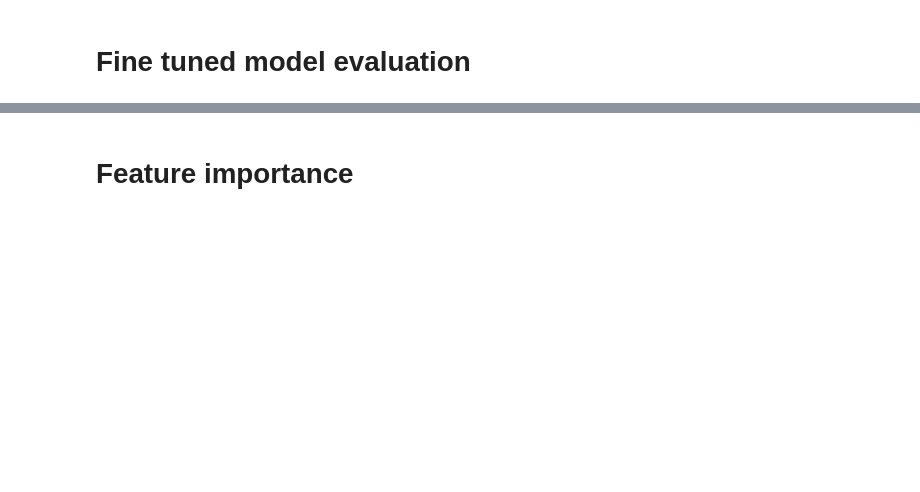
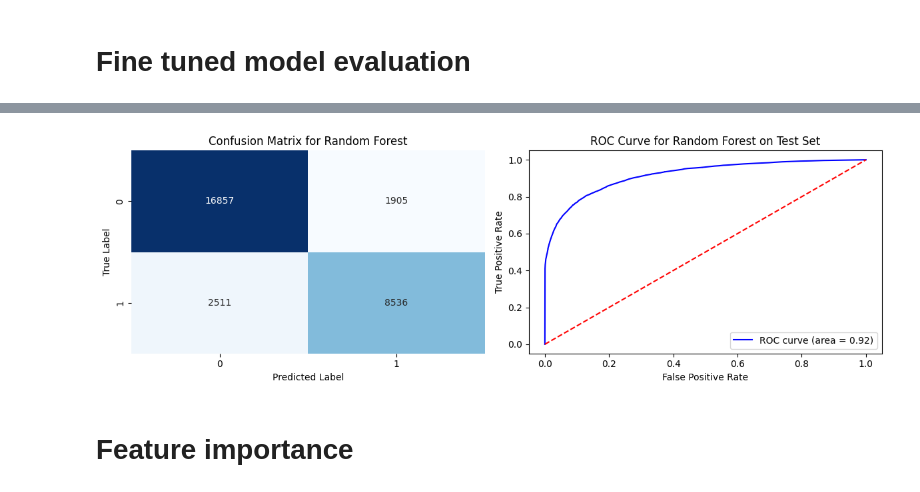
Before and after one commit to NamaWho/hotel-bookings-cancellation-prediction, a Jupyter notebook: main.ipynb, the cells around one changed output, grey strips where cells are left out. Cells and saved outputs as stored; diff of their text form; code cells hidden in the pictures; blank space fills up the shorter version.

```diff
--- a/main.ipynb
+++ b/main.ipynb
@@ -420,30 +458,32 @@ results
 # %%
 # Display confusion matrix
 cm = confusion_matrix(y_convenient_test, y_pred)
 # ROC Curve
 fpr, tpr, thresholds = roc_curve(y_convenient_test, y_prob)
 roc_auc_value = auc(fpr, tpr)
 
 # Create a subplot with 1 row and 2 columns
 fig, axes = plt.subplots(1, 2, figsize=(12, 4))  # Adjust the figsize to make it compact
 
 # Plot the Confusion Matrix on the first subplot
 sns.heatmap(cm, annot=True, fmt='d', cmap='Blues', cbar=False, ax=axes[0])
-axes[0].set_title(f'Confusion Matrix for XGBoost')
+axes[0].set_title(f'Confusion Matrix for Random Forest')
 axes[0].set_xlabel('Predicted Label')
 axes[0].set_ylabel('True Label')
 
 # Plot the ROC curve on the second subplot
 axes[1].plot(fpr, tpr, color='blue', label=f'ROC curve (area = {roc_auc_value:.2f})')
 axes[1].plot([0, 1], [0, 1], color='red', linestyle='--')  # Diagonal line for random guessing
 axes[1].set_xlabel('False Positive Rate')
 axes[1].set_ylabel('True Positive Rate')
-axes[1].set_title(f'ROC Curve for XGBoost')
+axes[1].set_title(f'ROC Curve for Random Forest on Test Set')
 axes[1].legend(loc="lower right")
 
 # Show the combined plots
 plt.tight_layout()
 plt.show()
+# %% [output]
+[figure, added]
 # %% [markdown]
 # Feature importance
 # %%
```
Also changed, not shown: parts of 12 cells of this notebook, 4 other files.
